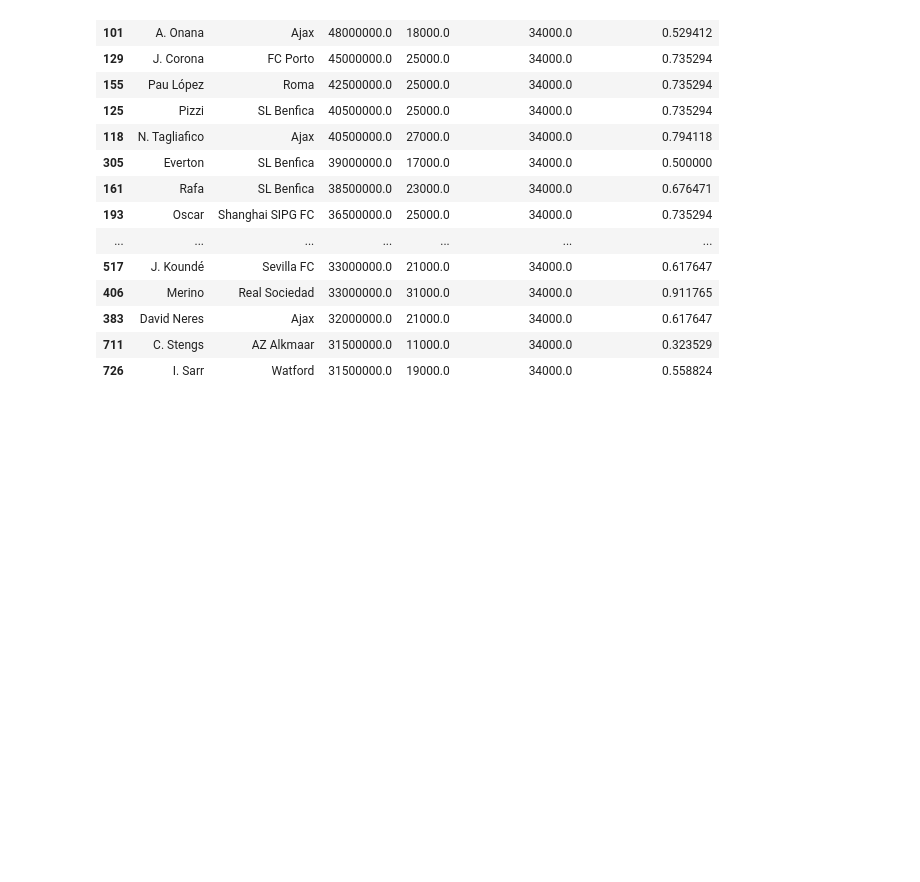
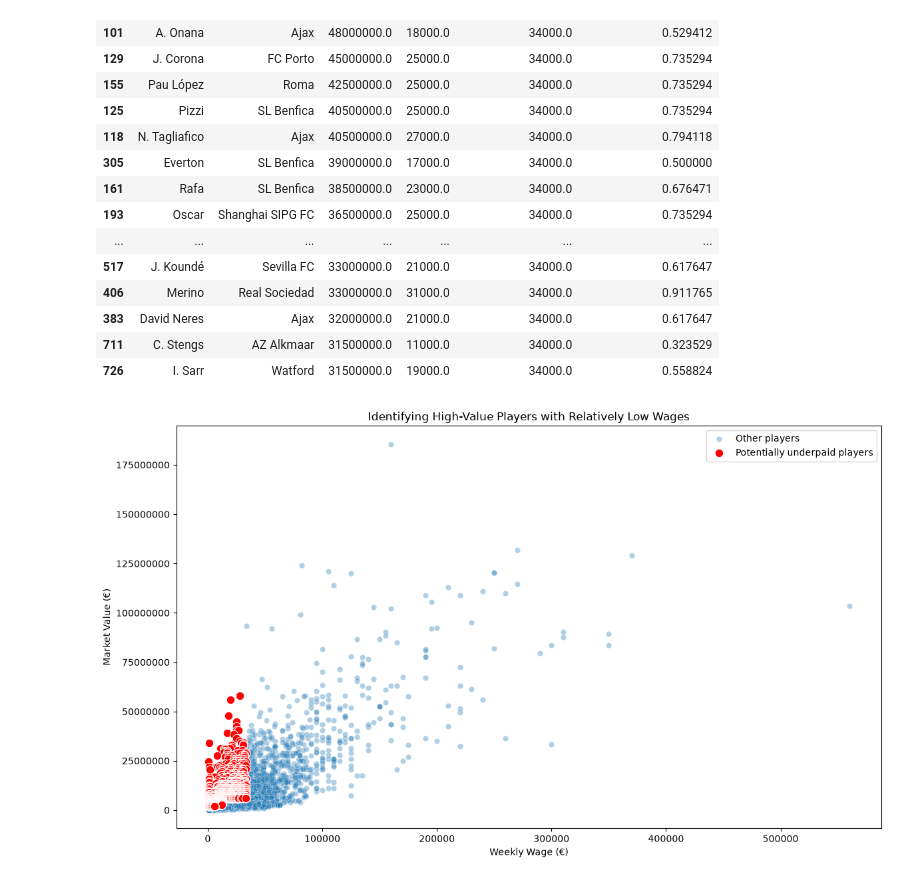
Before and after one commit to Alasko19/bincom_FIFA21_Project, a Jupyter notebook: fifa21_analysis.ipynb, the cells around one changed output. Drawn from its saved outputs; the diff is of its cells as text; code cells hidden in the pictures; blank space fills up the shorter version.

Commit message:
chart was created for the identified players and the top 10 candidates were displayed

```diff
--- a/fifa21_analysis.ipynb
+++ b/fifa21_analysis.ipynb
@@ -602,3 +602,35 @@ candidates[
 | 383 | David Neres | Ajax | 32000000.0 | 21000.0 | 34000.0 | 0.617647 |
 | 711 | C. Stengs | AZ Alkmaar | 31500000.0 | 11000.0 | 34000.0 | 0.323529 |
 | 726 | I. Sarr | Watford | 31500000.0 | 19000.0 | 34000.0 | 0.558824 |
+# %%
+# creating a chart for the identified players
+
+plt.figure(figsize=(12, 7))
+
+sns.scatterplot(
+    data=analysis_df,
+    x="Wage",
+    y="Value",
+    alpha=0.35,
+    label="Other players"
+)
+
+sns.scatterplot(
+    data=candidates,
+    x="Wage",
+    y="Value",
+    color="red",
+    s=80,
+    label="Potentially underpaid players"
+)
+
+plt.title("Identifying High-Value Players with Relatively Low Wages")
+plt.xlabel("Weekly Wage (€)")
+plt.ylabel("Market Value (€)")
+
+plt.ticklabel_format(style="plain", axis="both")
+plt.legend()
+plt.tight_layout()
+plt.show()
+# %% [output]
+[figure, added]
```
Also changed, not shown: parts of 1 cell of this notebook.
